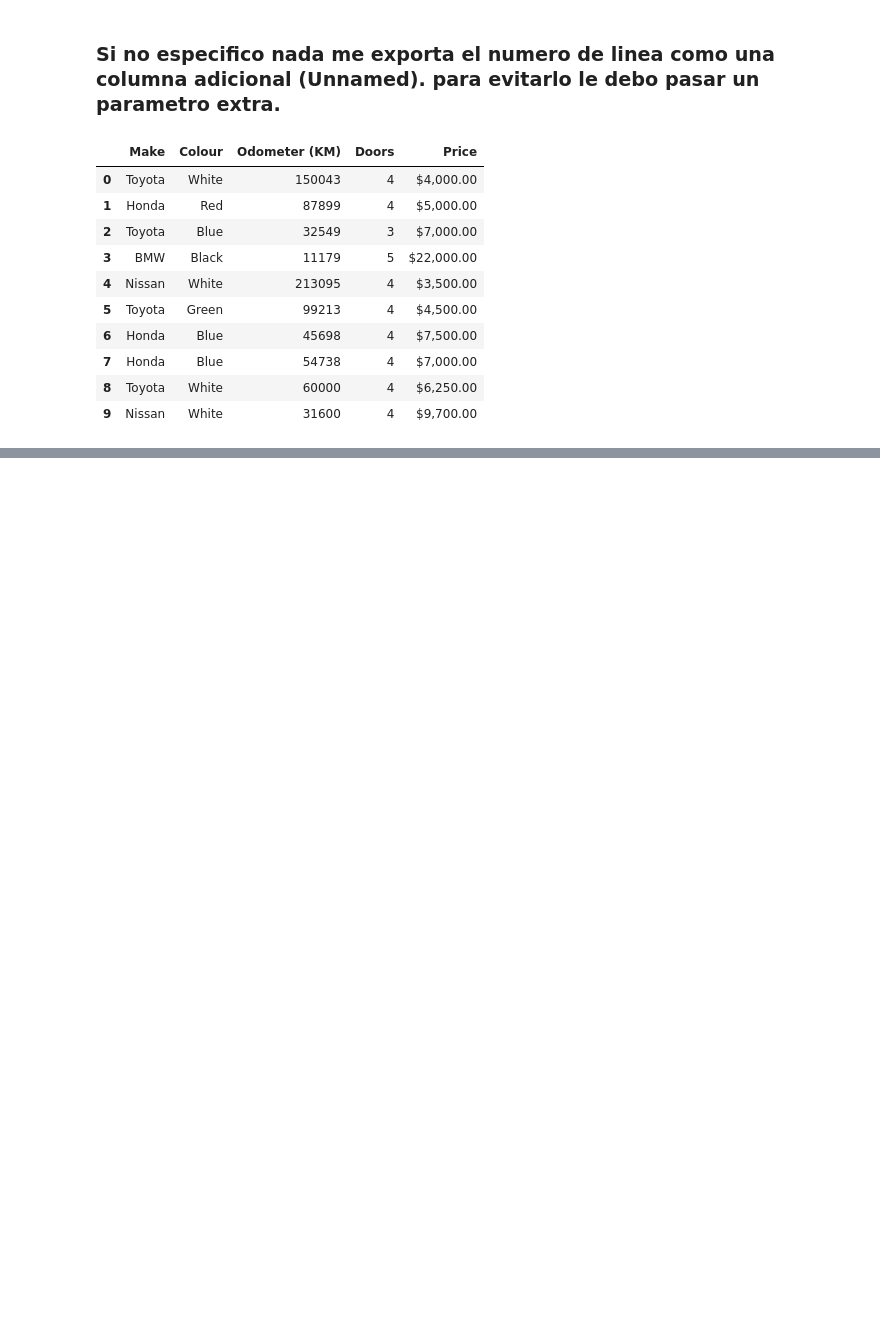
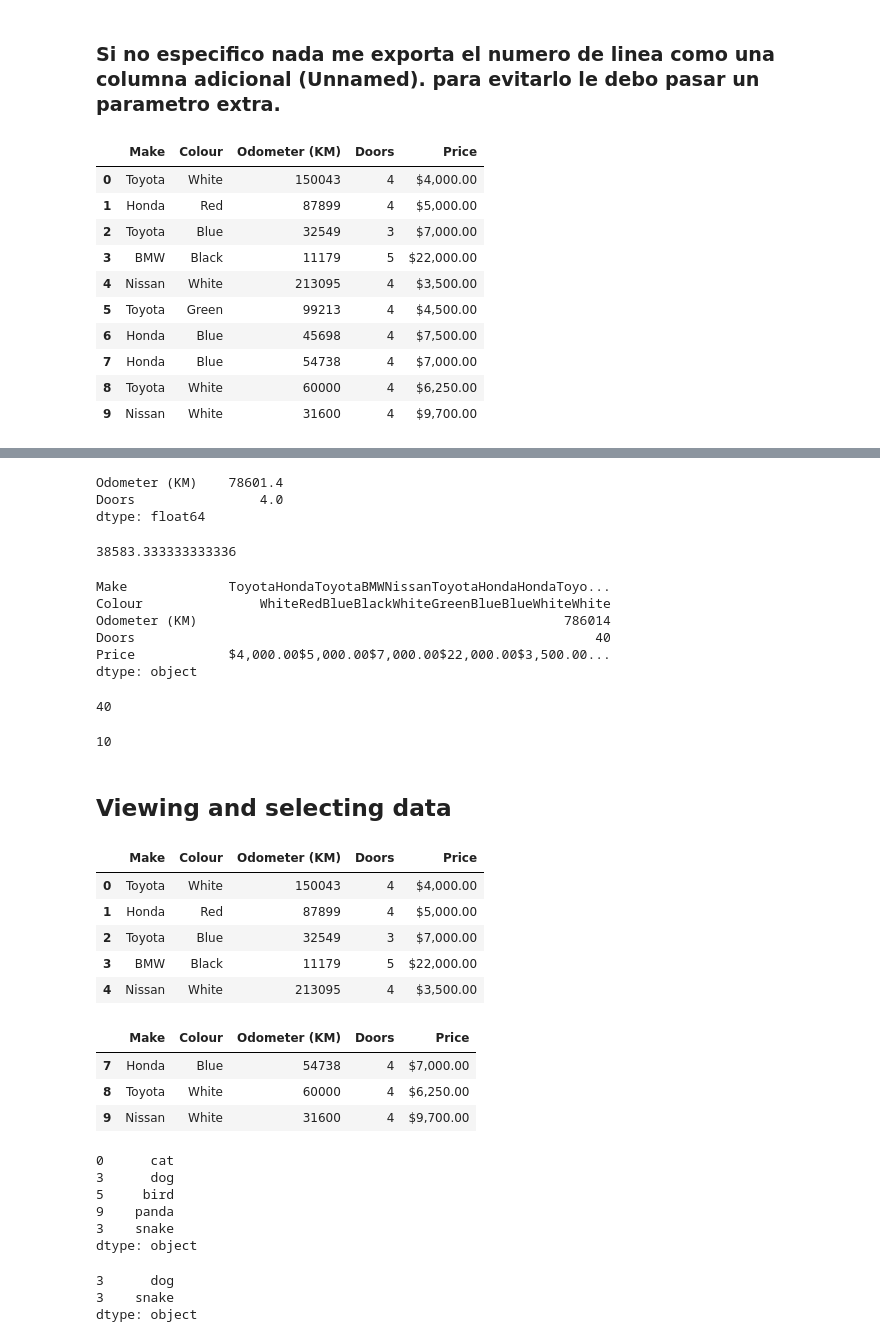
Before and after one commit to agustinruiz/machine-learning-course, a Jupyter notebook: sample_project/Intorduction-to-pandas.ipynb, the cells around one changed output, grey strips where cells are left out. Drawn from its saved outputs; the diff is of its cells as text; code cells hidden in the pictures; blank space fills up the shorter version.

Commit message:
selecting and viewing with pandas

```diff
--- a/sample_project/Intorduction-to-pandas.ipynb
+++ b/sample_project/Intorduction-to-pandas.ipynb
@@ -92,0 +150,71 @@ export_car_sales
+# %%
+# Analisis estadistico - mean: Va a devolver el promedio de las columnas numericas
+car_sales.mean()
+# %% [output]
+Odometer (KM)    78601.4
+Doors                4.0
+dtype: float64
+# %%
+car_prices = pd.Series([3000,1500,111250])
+car_prices.mean()
+# %% [output]
+38583.333333333336
+# %%
+# Para sumar todos los elementos de una columna
+car_sales.sum() # Suma todas las columnas
+# %% [output]
+Make             ToyotaHondaToyotaBMWNissanToyotaHondaHondaToyo...
+Colour               WhiteRedBlueBlackWhiteGreenBlueBlueWhiteWhite
+Odometer (KM)                                               786014
+Doors                                                           40
+Price            $4,000.00$5,000.00$7,000.00$22,000.00$3,500.00...
+dtype: object
+# %%
+car_sales["Doors"].sum() # Conviene seleccionar una columna y sumar sus resultados
+# %% [output]
+40
+# %%
+# Para saber la cantidad de lineas de mi set de datos:
+len(car_sales)
+# %% [output]
+10
+# %% [markdown]
+## Viewing and selecting data
+# %%
+# Lo primero que se hace es pegarle una mirada al head del dataframe. va a devolver las primeras 5 filas.
+# head(n) muestra n filas
+car_sales.head()
+# %% [output]
+|  | Make | Colour | Odometer (KM) | Doors | Price |
+| 0 | Toyota | White | 150043 | 4 | $4,000.00 |
+| 1 | Honda | Red | 87899 | 4 | $5,000.00 |
+| 2 | Toyota | Blue | 32549 | 3 | $7,000.00 |
+| 3 | BMW | Black | 11179 | 5 | $22,000.00 |
+| 4 | Nissan | White | 213095 | 4 | $3,500.00 |
+# %%
+# tail(n) muestra n filas desde el final
+car_sales.tail(3)
+# %% [output]
+|  | Make | Colour | Odometer (KM) | Doors | Price |
+| 7 | Honda | Blue | 54738 | 4 | $7,000.00 |
+| 8 | Toyota | White | 60000 | 4 | $6,250.00 |
+| 9 | Nissan | White | 31600 | 4 | $9,700.00 |
+# %%
+# .loc(location) & .iloc
+# Para mostrarlo creo una serie de nimales y le asigno indices (se pueden repetir)
+animals = pd.Series(["cat","dog","bird","panda","snake"], index=[0,3,5,9,3])
+animals
+# %% [output]
+0      cat
+3      dog
+5     bird
+9    panda
+3    snake
+dtype: object
+# %%
+# loc devuelve los registras con el indice que se le pasa:
+animals.loc[3]
+# %% [output]
+3      dog
+3    snake
+dtype: object
```
Also changed, not shown: parts of 35 cells of this notebook.
